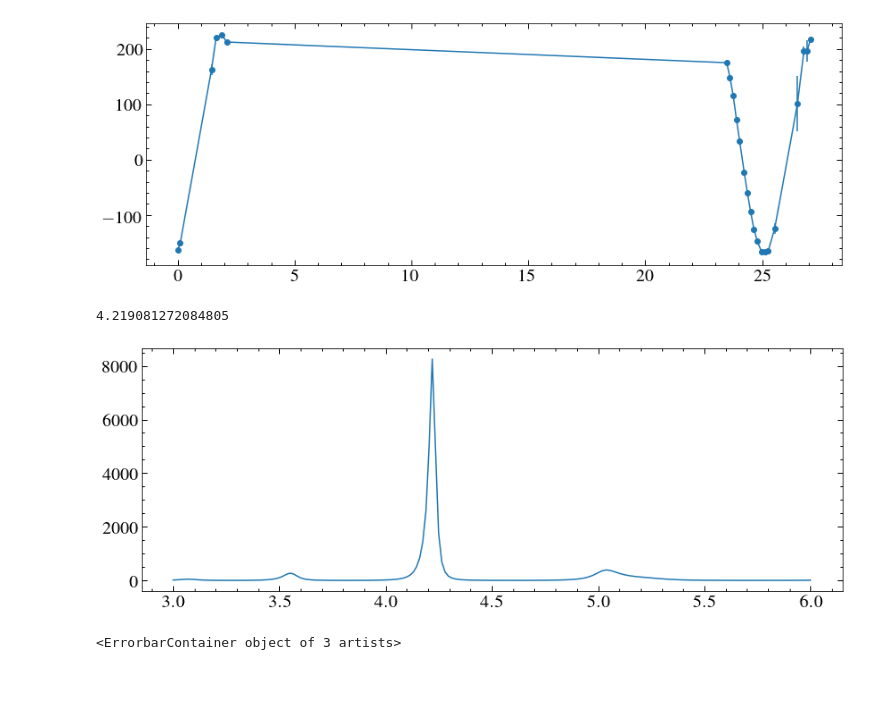
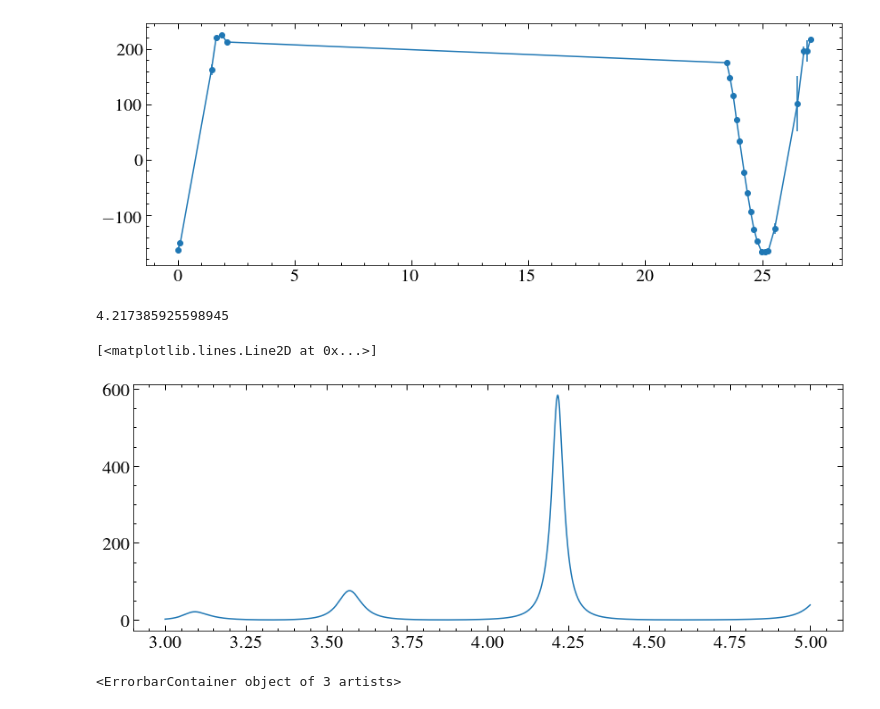
Before and after one commit to davidjwilson/wd-bd, a Jupyter notebook: dv_find.ipynb, the cells around one changed output. Saved outputs shown, nothing was run; the diff lists cells and outputs as text; code cells hidden in the pictures; blank space fills up the shorter version.

Commit message:
worked on abs lines

```diff
--- a/dv_find.ipynb
+++ b/dv_find.ipynb
@@ -89,7 +89,7 @@ for s, x in zip(sp_lines, xs):
     dates.append(date)
 
 
-    plt.figure()
+  #  plt.figure()
     for i in range(len(lines)):
         line = lines[i]
         guess = slines[i]
@@ -97,16 +97,16 @@ for s, x in zip(sp_lines, xs):
             gg_init = models.Const1D(1.0)+models.Gaussian1D(1.0, guess,1.0)
         else:
             gg_init = gg_init + models.Gaussian1D(1.0, guess, 1.0)
-        plt.axvline(line, c='r', ls='--')
+   #     plt.axvline(line, c='r', ls='--')
     gg_fit = fitter(gg_init, w, f, weights=1/e, maxiter=1000)
     fit_e = np.sqrt(np.diag(fitter.fit_info['param_cov']))
 
     #print(gg_fit)
     #print(fit_e)
 
-    plt.plot(w, f)
-    plt.plot(w, gg_fit(w))
-    plt.show()
+  #  plt.plot(w, f)
+  #  plt.plot(w, gg_fit(w))
+  #  plt.show()
     obs_lines = [gg_fit[1].mean*u.AA, gg_fit[2].mean*u.AA, gg_fit[3].mean*u.AA]
     obs_e = [fit_e[2]*u.AA, fit_e[5]*u.AA, fit_e[8]*u.AA]
     dv = [obs_lam.to(u.km/u.s,  equivalencies=u.doppler_optical(rest_lam*u.AA)).value for obs_lam, rest_lam in zip(obs_lines, lines)]
@@ -169,14 +157,15 @@ plt.errorbar(t, dvs, yerr=dves, marker='o')
 <ErrorbarContainer object of 3 artists>
 [figure]
 # %%
-frequency = np.linspace(1/6, 1/3, 200)
-power = LombScargle(t, dvs, dves, normalization='model').power(frequency)#.autopower(minimum_frequency =1/4.5, maximum_frequency = 1/3.8)#frequency)
-plt.plot(1/frequency, power)
-#plt.xlim(2,10)
+
+frequency = np.linspace(1/5, 1/3, 100000)
+power = LombScargle(t, dvs, normalization='model').power(frequency)
 period = 1/frequency[np.argmax(power)]
 print(period)
+plt.plot(1/frequency, power)
 # %% [output]
-4.219081272084805
+4.217385925598945
+[<matplotlib.lines.Line2D at 0x...>]
-[figure, old version]
+[figure, new version]
 # %%
 t_fold = (t/period) %1
```
Also changed, not shown: parts of 13 cells of this notebook.
